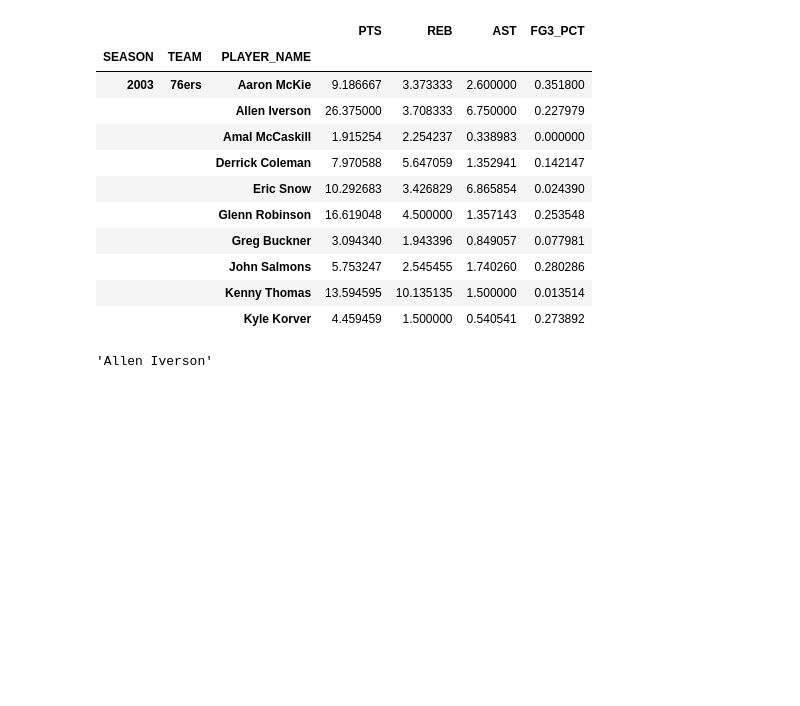
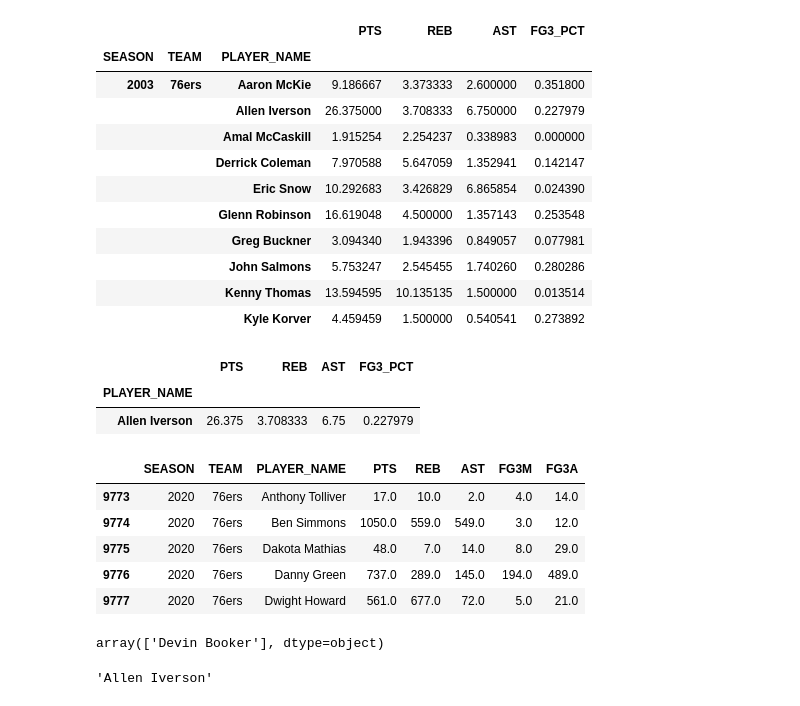
Before and after one commit to matteoForoni/nba-scouting-stats, a Jupyter notebook: nba-scouting-stats.ipynb, the cells around one changed output. Cells and saved outputs as stored; diff of their text form; code cells hidden in the pictures; blank space fills up the shorter version.

```diff
--- a/nba-scouting-stats.ipynb
+++ b/nba-scouting-stats.ipynb
@@ -611,6 +629,27 @@ best_avg_f3c_player = players_avg_df[players_avg_df['FG3_PCT'] == players_avg_df
 best_sum_pts_player = players_sum_df[players_sum_df['PTS'] == players_sum_df['PTS'].max()].index.values
 best_sum_reb_player = players_sum_df[players_sum_df['REB'] == players_sum_df['REB'].max()].index.values
 best_sum_ast_player = players_sum_df[players_sum_df['AST'] == players_sum_df['AST'].max()].index.values
+# %%
+players_avg_df[players_avg_df['PTS'] == players_avg_df['PTS'].max()]
+# %% [output]
+|  | PTS | REB | AST | FG3_PCT |
+| PLAYER_NAME |  |  |  |  |
+| Allen Iverson | 26.375 | 3.708333 | 6.75 | 0.227979 |
+# %%
+season_data = performances_by_season_sum2[performances_by_season_sum2['SEASON'] == season]
+# %%
+season_data.head()
+# %% [output]
+|  | SEASON | TEAM | PLAYER_NAME | PTS | REB | AST | FG3M | FG3A |
+| 9773 | 2020 | 76ers | Anthony Tolliver | 17.0 | 10.0 | 2.0 | 4.0 | 14.0 |
+| 9774 | 2020 | 76ers | Ben Simmons | 1050.0 | 559.0 | 549.0 | 3.0 | 12.0 |
+| 9775 | 2020 | 76ers | Dakota Mathias | 48.0 | 7.0 | 14.0 | 8.0 | 29.0 |
+| 9776 | 2020 | 76ers | Danny Green | 737.0 | 289.0 | 145.0 | 194.0 | 489.0 |
+| 9777 | 2020 | 76ers | Dwight Howard | 561.0 | 677.0 | 72.0 | 5.0 | 21.0 |
+# %%
+season_data[season_data['PTS'] == season_data['PTS'].max()]['PLAYER_NAME'].values
+# %% [output]
+array(['Devin Booker'], dtype=object)
 # %%
 best_avg_pts_player[0]
 # %% [output]
```
Also changed, not shown: parts of 7 cells of this notebook.
